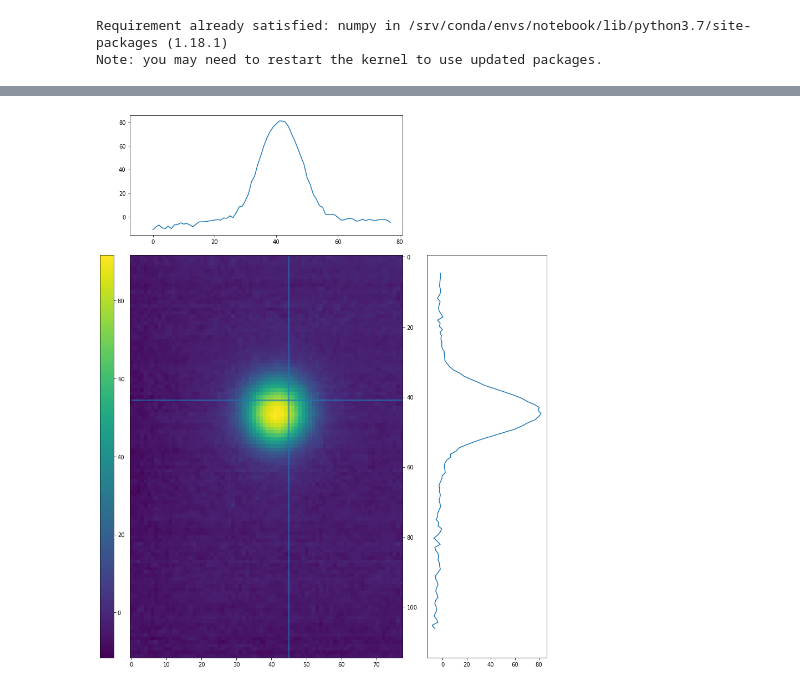
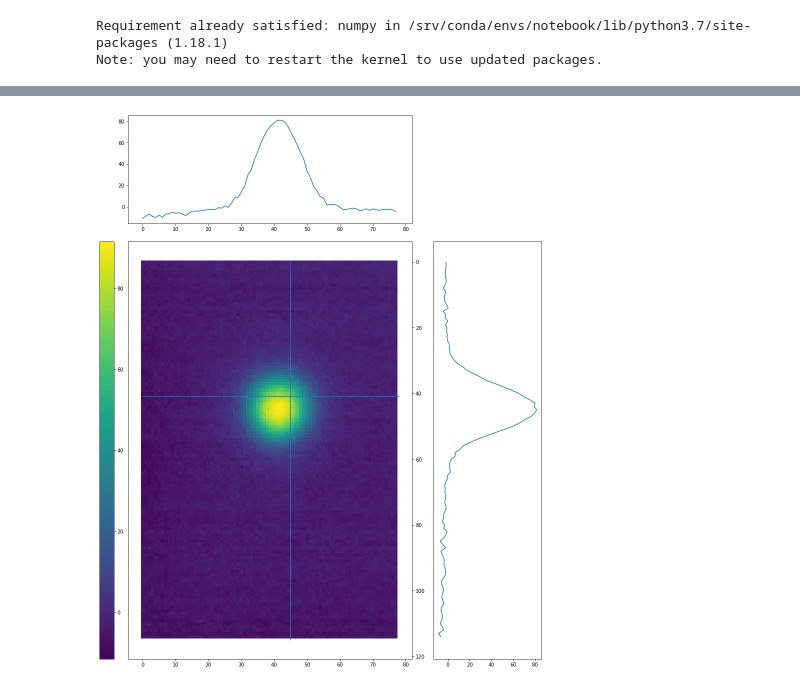
Before and after one commit to TheHelvetHawk/stageinfo, a Jupyter notebook: EBT3_ConvertToDose.ipynb, the cells around one changed output, grey strips where cells are left out. Cells and saved outputs as stored; diff of their text form; code cells hidden in the pictures.

```diff
--- a/EBT3_ConvertToDose.ipynb
+++ b/EBT3_ConvertToDose.ipynb
@@ -91,16 +85,13 @@ coefs = [m_coefA, m_coefB, m_coefC, m_coefD]
 
 doseimg, sizex, sizey = readAndConvertImg(m_filename, coefs)
 
-plt.rcParams['figure.figsize'] = (30,18)
+plt.rcParams['figure.figsize'] = (30,20)
 
 fig, ax1 = plt.subplots()
 im1 = ax1.imshow(doseimg)#, cmap="Greys", vmin = 0, vmax = 100)
 ax1.yaxis.set_label_position('right')
 ax1.yaxis.tick_right()
 #ax1.set_title('Dose')
-#ax1.axes.get_xaxis().set_visible(False)
-#ax1.axes.get_yaxis().set_visible(False)
-ax1.axes.autoscale(False)
 
 com = ndimage.measurements.center_of_mass(doseimg[10:sizex-10,10:sizey-10])
 comx = int(com[0])+10
@@ -130,16 +121,19 @@ try:
     cax1 = divider1.append_axes('left', size='5%', pad=0.4)
     plt.colorbar(im1, cax=cax1)
 
-    ax2 = divider1.append_axes('top', 3, pad=0.5, sharex=axScatter)
+    ax2 = divider1.append_axes('top', 3, pad=0.5, sharex=ax1)
     ax2.plot(doseimg[comy,:])
 
-    ax3 = divider1.append_axes('right', 3, pad=0.6, sharey=axScatter)
-    ax3.plot(doseimg[:,comx][::-1],range(sizey))
+    ax3 = divider1.append_axes('right', 3, pad=0.6, sharey=ax1)
+    ax3.plot(doseimg[:,comx],range(sizey))
     ax3.yaxis.set_visible(False)
 
-    print("max of up graph", ax2.get_ylim()[1])
-    print("max of right graph", ax3.get_xlim()[1])
+    print("max of up graph", "{:10.3f}".format(ax2.get_ylim()[1]))
+    print("max of right graph", "{:7.3f}".format(ax3.get_xlim()[1]))
 
 except:
     print('Error displaying images side bars')
+
+plt.draw()
+plt.show()
 # %% [output]
@@ -148,2 +142,2 @@ max of right graph 86.24014043118997
-[figure, old version]
+[figure, new version]
 # %%
```
Also changed, not shown: parts of 5 cells of this notebook.
